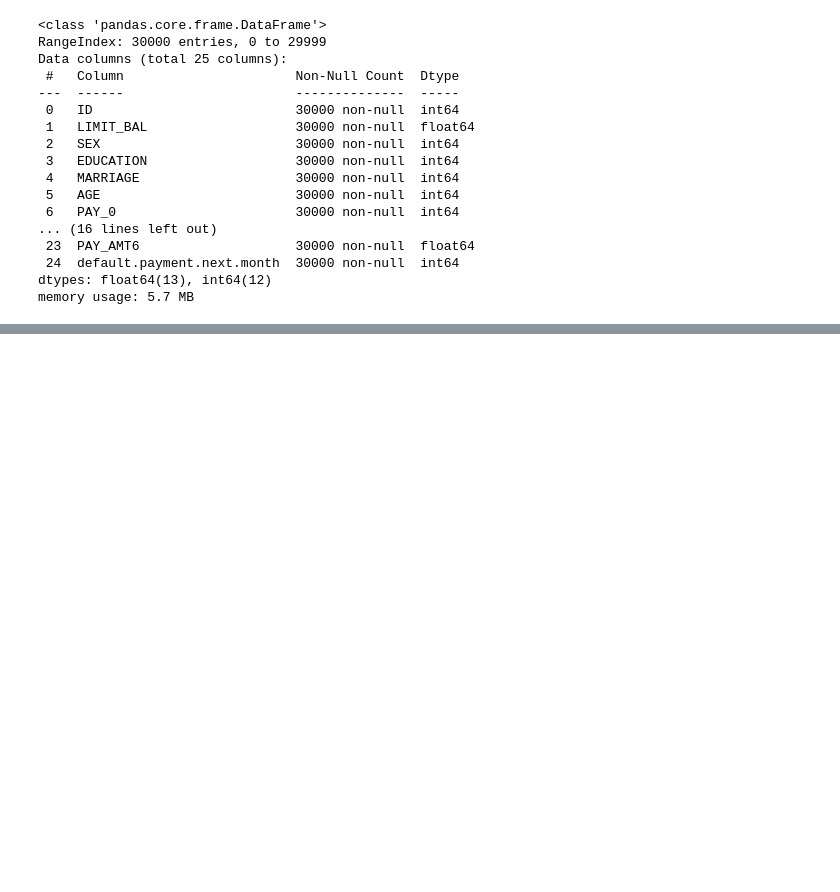
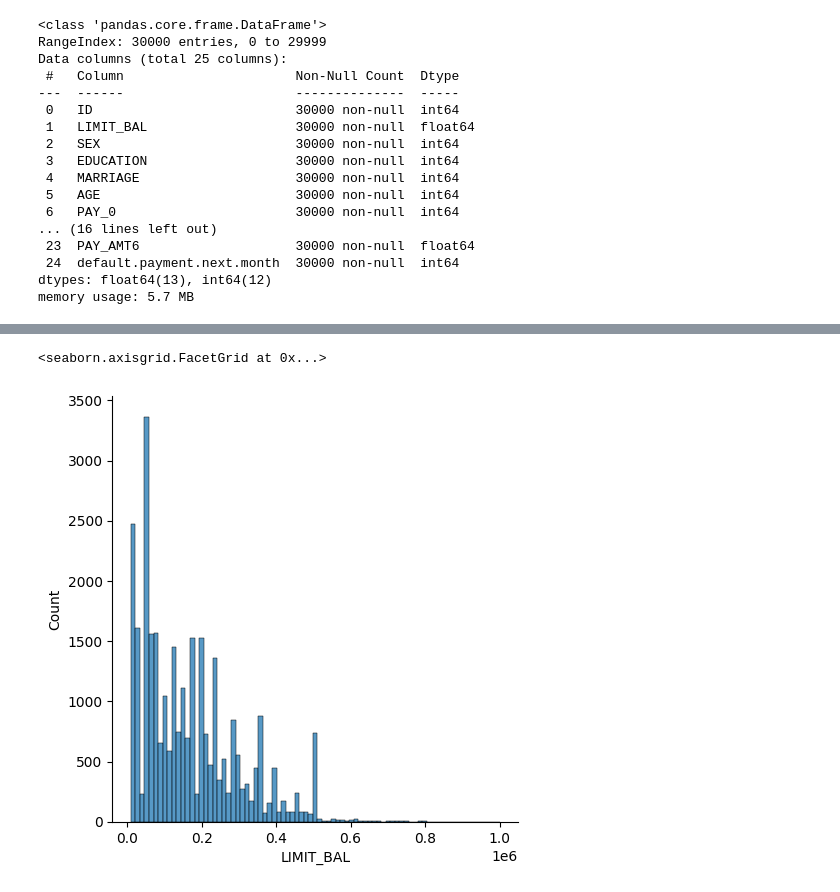
Before and after one commit to ovelasqu/Tarea_Alkemy, a Jupyter notebook: Notebook.ipynb, the cells around one changed output, grey strips where cells are left out. Saved outputs shown, nothing was run; the diff lists cells and outputs as text; code cells hidden in the pictures; blank space fills up the shorter version.

```diff
--- a/Notebook.ipynb
+++ b/Notebook.ipynb
@@ -52,0 +73,5 @@ memory usage: 5.7 MB
+# %%
+sns.displot(data=df, x='LIMIT_BAL')
+# %% [output]
+<seaborn.axisgrid.FacetGrid at 0x...>
+[figure, added]
```
Also changed, not shown: parts of 12 cells of this notebook, 1 other file.
